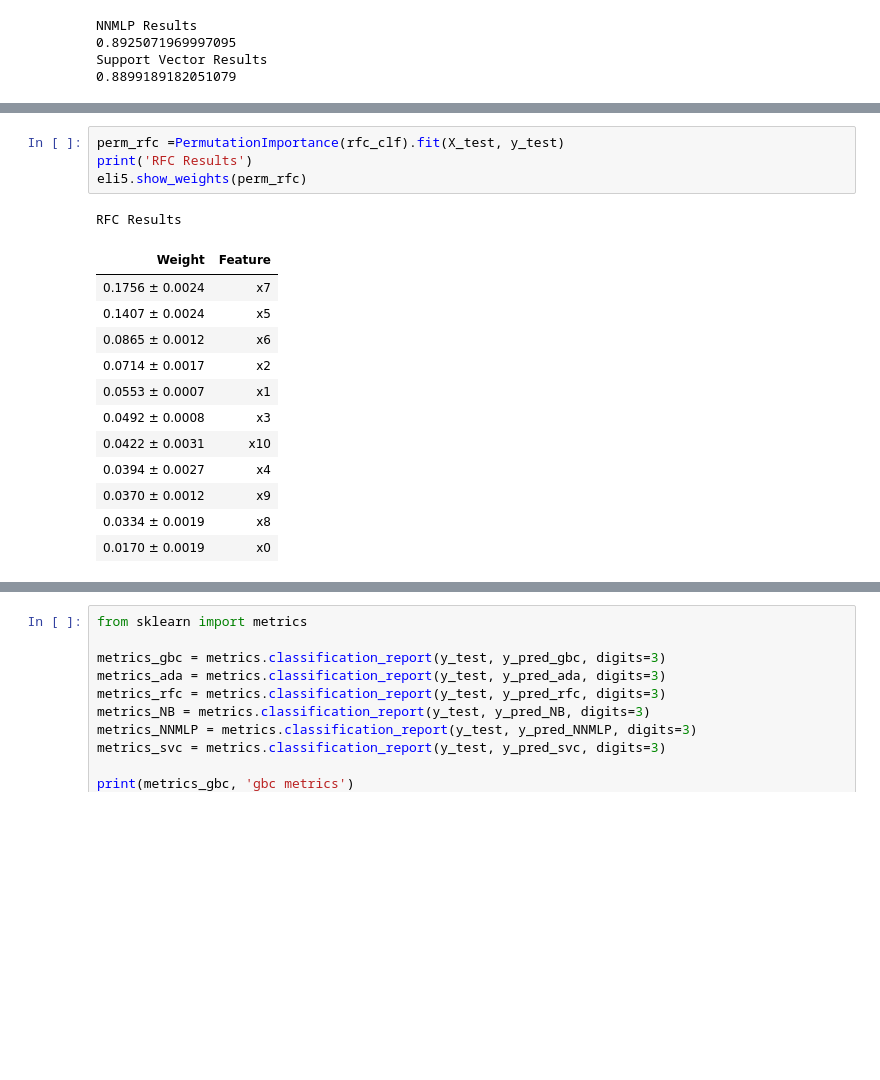
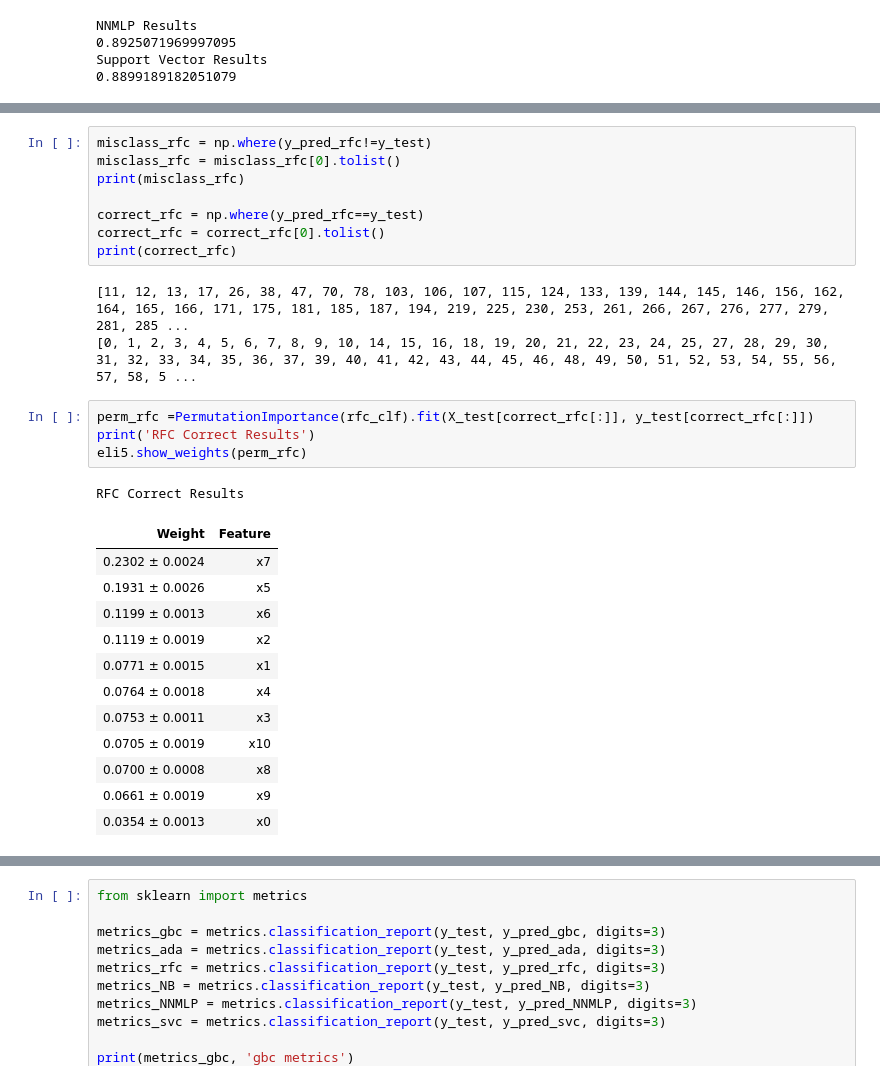
Before and after one commit to shouryaverma/cs_lvl4_project, a Jupyter notebook: code notebooks/sklearn_models.ipynb, the cells around one changed output, grey strips where cells are left out. Drawn from its saved outputs; the diff is of its cells as text; blank space fills up the shorter version.

```diff
--- a/code notebooks/sklearn_models.ipynb
+++ b/code notebooks/sklearn_models.ipynb
@@ -200,18 +258,29 @@ ADA Results
+# %%
+misclass_rfc = np.where(y_pred_rfc!=y_test)
+misclass_rfc = misclass_rfc[0].tolist()
+print(misclass_rfc)
+
+correct_rfc = np.where(y_pred_rfc==y_test)
+correct_rfc = correct_rfc[0].tolist()
+print(correct_rfc)
+# %% [output]
+[11, 12, 13, 17, 26, 38, 47, 70, 78, 103, 106, 107, 115, 124, 133, 139, 144, 145, 146, 156, 162, 164, 165, 166, 171, 175, 181, 185, 187, 194, 219, 225, 230, 253, 261, 266, 267, 276, 277, 279, 281, 285 ...
+[0, 1, 2, 3, 4, 5, 6, 7, 8, 9, 10, 14, 15, 16, 18, 19, 20, 21, 22, 23, 24, 25, 27, 28, 29, 30, 31, 32, 33, 34, 35, 36, 37, 39, 40, 41, 42, 43, 44, 45, 46, 48, 49, 50, 51, 52, 53, 54, 55, 56, 57, 58, 5 ...
 # %%
-perm_rfc =PermutationImportance(rfc_clf).fit(X_test, y_test)
-print('RFC Results')
+perm_rfc =PermutationImportance(rfc_clf).fit(X_test[correct_rfc[:]], y_test[correct_rfc[:]])
+print('RFC Correct Results')
 eli5.show_weights(perm_rfc)
 # %% [output]
-RFC Results
+RFC Correct Results
 | Weight | Feature |
-| 0.1756 ± 0.0024 | x7 |
-| 0.1407 ± 0.0024 | x5 |
-| 0.0865 ± 0.0012 | x6 |
-| 0.0714 ± 0.0017 | x2 |
-| 0.0553 ± 0.0007 | x1 |
-| 0.0492 ± 0.0008 | x3 |
-| 0.0422 ± 0.0031 | x10 |
-| 0.0394 ± 0.0027 | x4 |
-| 0.0370 ± 0.0012 | x9 |
-| 0.0334 ± 0.0019 | x8 |
-| 0.0170 ± 0.0019 | x0 |
+| 0.2302 ± 0.0024 | x7 |
+| 0.1931 ± 0.0026 | x5 |
+| 0.1199 ± 0.0013 | x6 |
+| 0.1119 ± 0.0019 | x2 |
+| 0.0771 ± 0.0015 | x1 |
+| 0.0764 ± 0.0018 | x4 |
+| 0.0753 ± 0.0011 | x3 |
+| 0.0705 ± 0.0019 | x10 |
+| 0.0700 ± 0.0008 | x8 |
+| 0.0661 ± 0.0019 | x9 |
+| 0.0354 ± 0.0013 | x0 |
```
Also changed, not shown: parts of 18 cells of this notebook, 2 other files.
